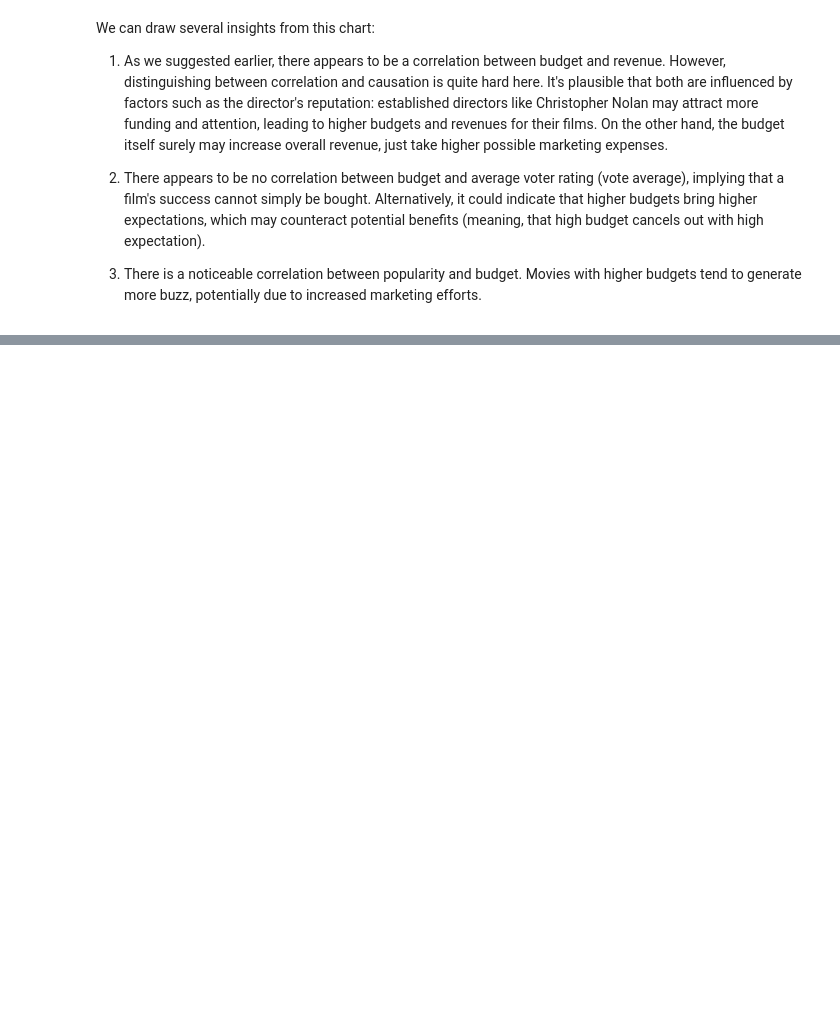
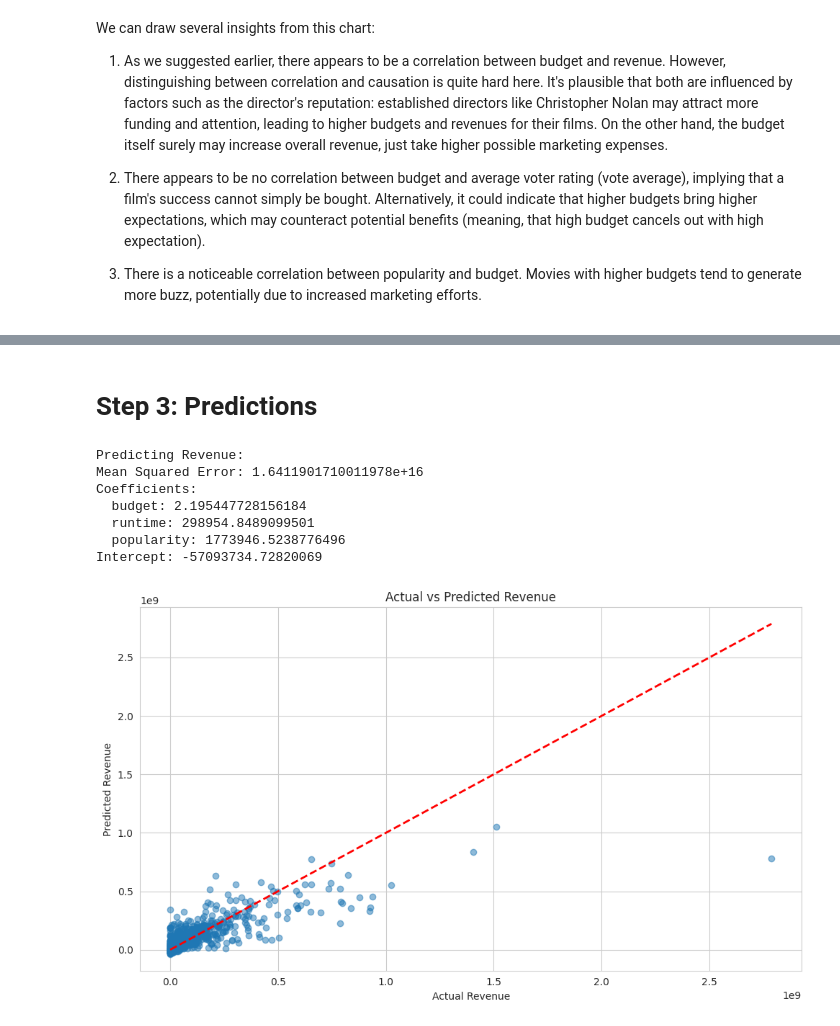
Before and after one commit to timofey256/movies-analysis, a Jupyter notebook: research.ipynb, the cells around one changed output, grey strips where cells are left out. Drawn from its saved outputs; the diff is of its cells as text; code cells hidden in the pictures; blank space fills up the shorter version.

Commit message:
Added interval estimation, hypotheses testing and code for predictions

```diff
--- a/research.ipynb
+++ b/research.ipynb
@@ -222,0 +358,53 @@ We can draw several insights from this chart:
+# %% [markdown]
+# Step 3: Predictions
+# %%
+import pandas as pd
+import numpy as np
+from sklearn.model_selection import train_test_split
+from sklearn.linear_model import LinearRegression
+from sklearn.metrics import mean_squared_error, r2_score
+import matplotlib.pyplot as plt
+
+def perform_regression(X, y, feature_names, target_name):
+    X_train, X_test, y_train, y_test = train_test_split(X, y, test_size=0.2, random_state=42)
+
+    model = LinearRegression()
+    model.fit(X_train, y_train)
+
+    y_pred = model.predict(X_test)
+
+    mse = mean_squared_error(y_test, y_pred)
+
+    print(f"\nPredicting {target_name}:")
+    print(f"Mean Squared Error: {mse}")
+    print("Coefficients:")
+    for feature, coef in zip(feature_names, model.coef_):
+        print(f"  {feature}: {coef}")
+    print(f"Intercept: {model.intercept_}")
+
+    # Plot actual vs predicted values
+    plt.figure(figsize=FIGURE_SIZE)
+    plt.scatter(y_test, y_pred, alpha=0.5)
+    plt.plot([y_test.min(), y_test.max()], [y_test.min(), y_test.max()], 'r--', lw=2)
+    plt.xlabel(f"Actual {target_name}")
+    plt.ylabel(f"Predicted {target_name}")
+    plt.title(f"Actual vs Predicted {target_name}")
+    plt.tight_layout()
+    plt.show()
+
+# Prepare the data
+df_clean = df.dropna(subset=['revenue', 'budget', 'runtime', 'popularity', 'vote_average'])
+# %%
+# 1. Predicting revenue
+X = df_clean[['budget', 'runtime', 'popularity']]
+y = df_clean['revenue']
+perform_regression(X, y, ['budget', 'runtime', 'popularity'], 'Revenue')
+# %% [output]
+Predicting Revenue:
+Mean Squared Error: 1.6411901710011978e+16
+Coefficients:
+  budget: 2.195447728156184
+  runtime: 298954.8489099501
+  popularity: 1773946.5238776496
+Intercept: -57093734.72820069
+[figure, added]
```
Also changed, not shown: parts of 10 cells of this notebook.
